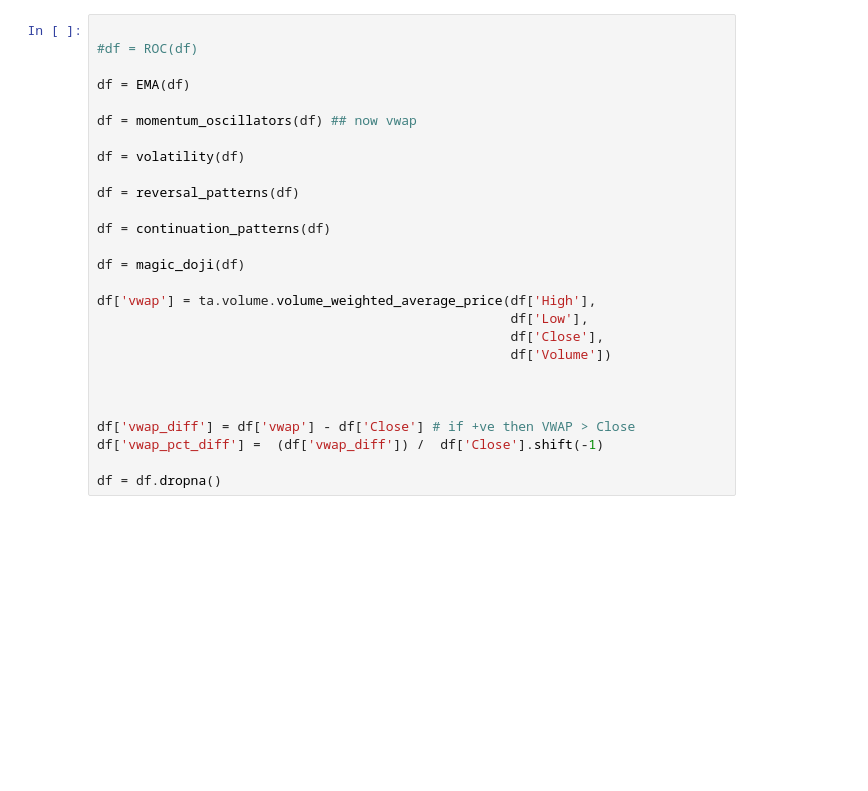
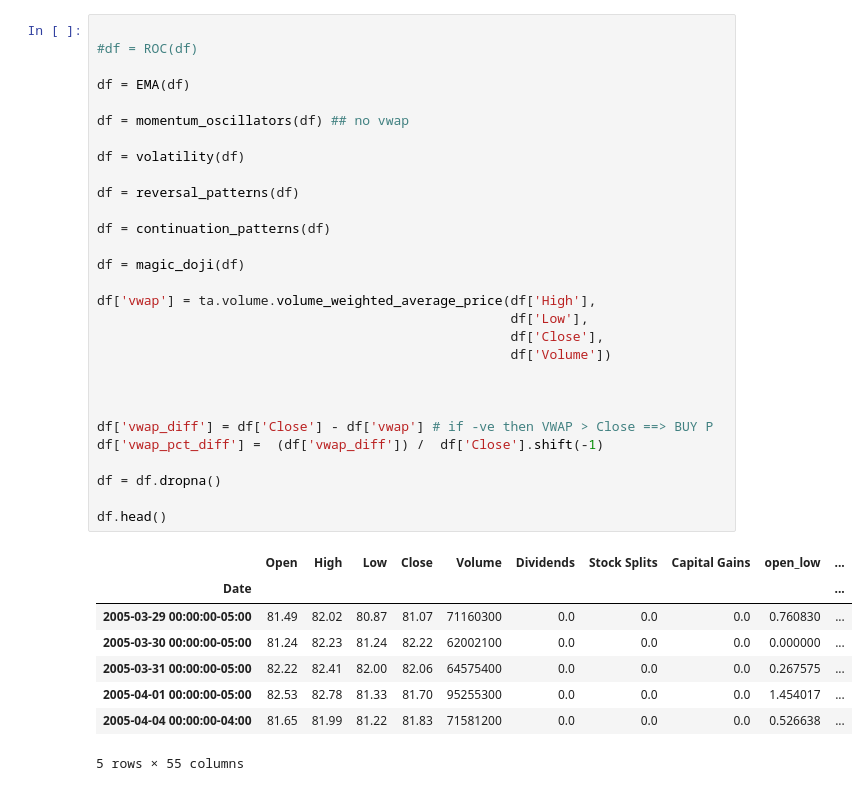
Before and after one commit to jessie-blue/ATS_Development, a Jupyter notebook: Strat_4/vwap.ipynb, the cells around one changed output. Cells and saved outputs as stored; diff of their text form; blank space fills up the shorter version.

```diff
--- a/Strat_4/vwap.ipynb
+++ b/Strat_4/vwap.ipynb
@@ -28,30 +30,41 @@ df.head()
 # %%
 
 #df = ROC(df)
 
 df = EMA(df)
 
-df = momentum_oscillators(df) ## now vwap
+df = momentum_oscillators(df) ## no vwap
 
 df = volatility(df)
 
 df = reversal_patterns(df)
 
 df = continuation_patterns(df)
 
 df = magic_doji(df)
 
 df['vwap'] = ta.volume.volume_weighted_average_price(df['High'],
                                                      df['Low'],
                                                      df['Close'],
                                                      df['Volume'])
 
 
 
-df['vwap_diff'] = df['vwap'] - df['Close'] # if +ve then VWAP > Close
+df['vwap_diff'] = df['Close'] - df['vwap'] # if -ve then VWAP > Close ==> BUY P
 df['vwap_pct_diff'] =  (df['vwap_diff']) /  df['Close'].shift(-1)
 
 df = df.dropna()
+
+df.head()
+# %% [output]
+|  | Open | High | Low | Close | Volume | Dividends | Stock Splits | Capital Gains | open_low | ... |
+| Date |  |  |  |  |  |  |  |  |  | ... |
+| 2005-03-29 00:00:00-05:00 | 81.49 | 82.02 | 80.87 | 81.07 | 71160300 | 0.0 | 0.0 | 0.0 | 0.760830 | ... |
+| 2005-03-30 00:00:00-05:00 | 81.24 | 82.23 | 81.24 | 82.22 | 62002100 | 0.0 | 0.0 | 0.0 | 0.000000 | ... |
+| 2005-03-31 00:00:00-05:00 | 82.22 | 82.41 | 82.00 | 82.06 | 64575400 | 0.0 | 0.0 | 0.0 | 0.267575 | ... |
+| 2005-04-01 00:00:00-05:00 | 82.53 | 82.78 | 81.33 | 81.70 | 95255300 | 0.0 | 0.0 | 0.0 | 1.454017 | ... |
+| 2005-04-04 00:00:00-04:00 | 81.65 | 81.99 | 81.22 | 81.83 | 71581200 | 0.0 | 0.0 | 0.0 | 0.526638 | ... |
+5 rows × 55 columns
 # %%
 df.columns
 # %% [output]
```
Also changed, not shown: parts of 9 cells of this notebook, 12 other files.
